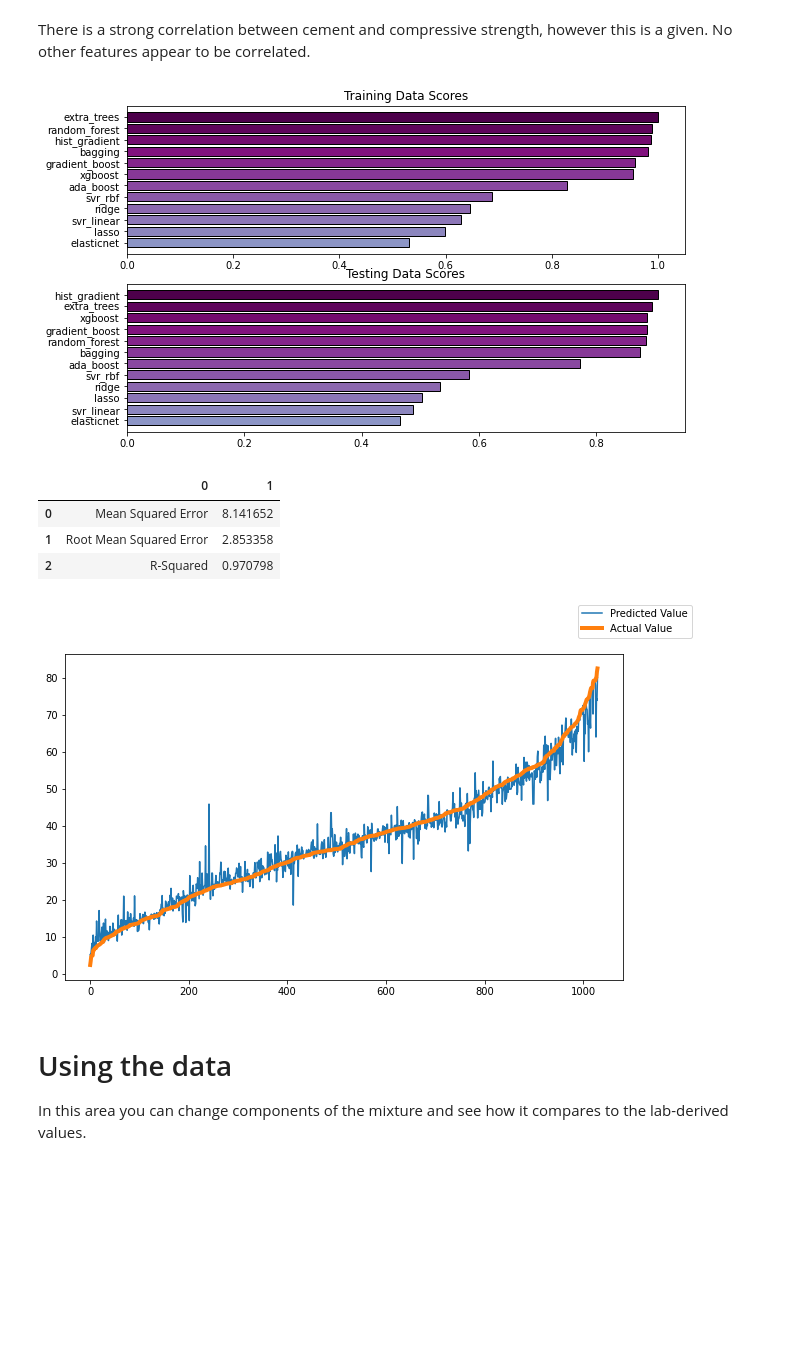
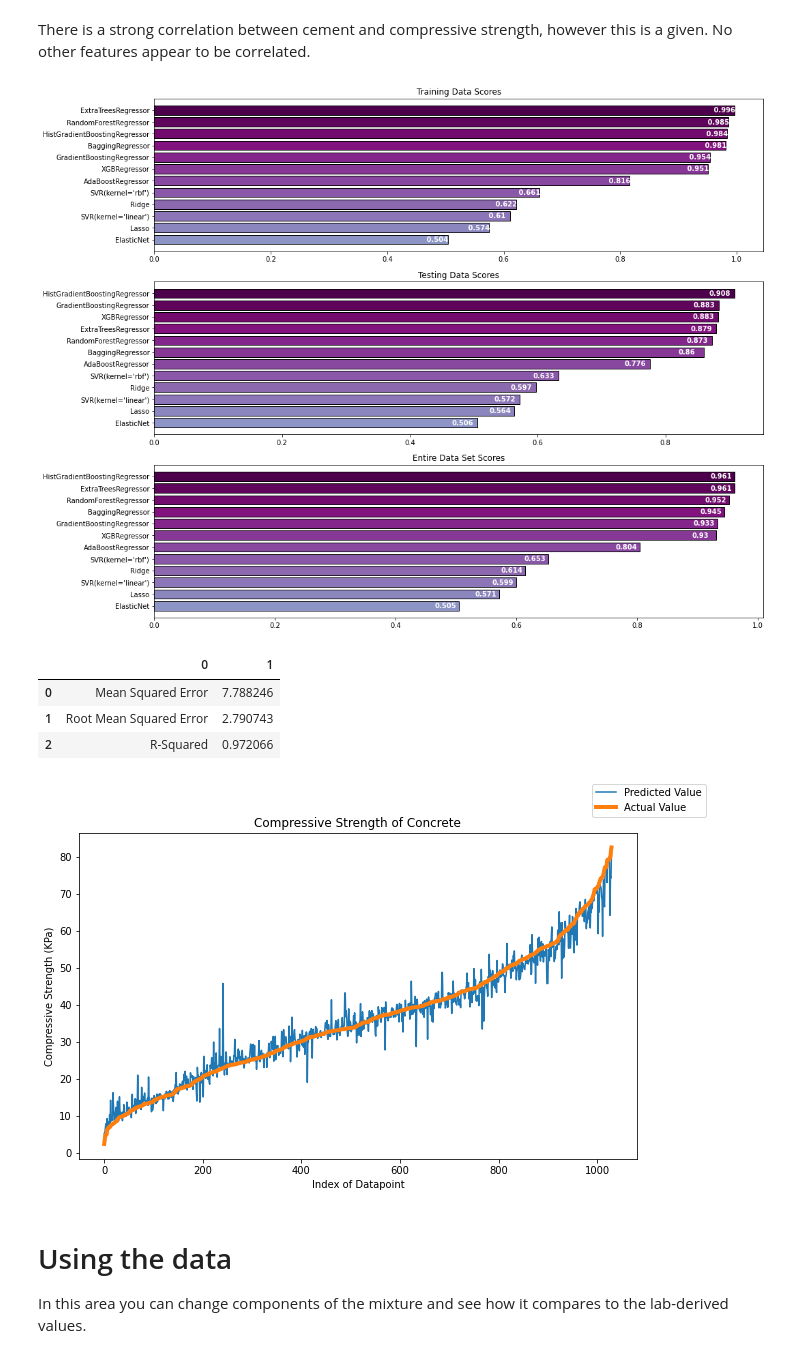
Before and after one commit to tmcque9/ConcreteCompressiveStrength, a Jupyter notebook: Concrete_Compressive_Strength.ipynb, the cells around one changed output. Cells and saved outputs as stored; diff of their text form; code cells hidden in the pictures; blank space fills up the shorter version.

Commit message:
updated graphs

```diff
--- a/Concrete_Compressive_Strength.ipynb
+++ b/Concrete_Compressive_Strength.ipynb
@@ -36,7 +36,7 @@ import warnings
 * XGBoost
 # %%
 #@title
-data = pd.read_csv('Concrete Compressive Strength.csv')
+data = pd.read_csv('https://raw.githubusercontent.com/tmcque9/ConcreteCompressiveStrength/main/Concrete%20Compressive%20Strength.csv')
 X = data.iloc[:, :-1]
 Y = data.iloc[:, -1]
 # %% [markdown]
@@ -135,54 +135,66 @@ There is a strong correlation between cement and compressive strength, however t
 # %%
 #@title Create a Python dictionary with several estimators to test
 regressors = {
-    'svr_linear': SVR(kernel='linear'),
-    'svr_rbf': SVR(kernel='rbf'),
-    'ridge': Ridge(),
-    'lasso': Lasso(),
-    'elasticnet': ElasticNet(),
-    'gradient_boost': GradientBoostingRegressor(),
-    'ada_boost': AdaBoostRegressor(),
-    'random_forest': RandomForestRegressor(),
-    'hist_gradient': HistGradientBoostingRegressor(),
-    'xgboost': XGBRegressor(objective ='reg:squarederror'),
-    'bagging': BaggingRegressor(),
-    'extra_trees': ExtraTreesRegressor()
+    '''SVR(kernel='linear')''': SVR(kernel='linear'),
+    '''SVR(kernel='rbf')''': SVR(kernel='rbf'),
+    'Ridge': Ridge(),
+    'Lasso': Lasso(),
+    'ElasticNet': ElasticNet(),
+    'GradientBoostingRegressor': GradientBoostingRegressor(),
+    'AdaBoostRegressor': AdaBoostRegressor(),
+    'RandomForestRegressor': RandomForestRegressor(),
+    'HistGradientBoostingRegressor': HistGradientBoostingRegressor(),
+    'XGBRegressor': XGBRegressor(objective ='reg:squarederror'),
+    'BaggingRegressor': BaggingRegressor(),
+    'ExtraTreesRegressor': ExtraTreesRegressor()
 }
 # %%
 #@title Calculate the accuracy of the chosen estimators
 x_train, x_test, y_train, y_test = train_test_split(X, Y, test_size=0.3)
 
-accuracy = pd.DataFrame(columns=['estimator', 'train', 'test'])
+accuracy = pd.DataFrame(columns=['estimator', 'train', 'test', 'entire_set'])
 
 for est_name, est in regressors.items():
   pipe = Pipeline([
                    ('scaler', StandardScaler()),
                    ('estimator', est)
   ])
 
   pipe.fit(x_train, y_train)
 
   accuracy = accuracy.append({
         'estimator': est_name,
         'train': pipe.score(x_train, y_train),
-        'test': pipe.score(x_test, y_test)
+        'test': pipe.score(x_test, y_test),
+        'entire_set': pipe.score(X, Y)
   } , ignore_index=True)
 
 cmap = get_cmap('BuPu')
 
 colors = [cmap(x) for x in np.linspace(0.5, 1.0, len(regressors))]
 
 best_estimator_list = accuracy[accuracy.train >= 0.90].estimator.tolist()
 
-fig, axes = plt.subplots(2, 1, figsize=(10,6))
+fig, axes = plt.subplots(3, 1, figsize=(16,14))
 acc1 = accuracy.sort_values('train')
 axes[0].barh(acc1.estimator, acc1.train, color=colors, edgecolor='black')
 axes[0].set_title('Training Data Scores')
+for i, v in enumerate(acc1.train):
+    axes[0].text(v - 0.04, i, " "+str(np.round(v, 3)), color='white', va='center', fontweight='bold')
+
 acc2 = accuracy.sort_values('test')
 axes[1].barh(acc2.estimator, acc2.test, color=colors, edgecolor='black');
 axes[1].set_title('Testing Data Scores');
+for i, v in enumerate(acc2.test):
+    axes[1].text(v - 0.04, i, str(np.round(v, 3)), color='white', va='center', fontweight='bold')
+
+acc3 = accuracy.sort_values('entire_set')
+axes[2].barh(acc3.estimator, acc3.entire_set, color=colors, edgecolor='black');
+axes[2].set_title('Entire Data Set Scores');
+for i, v in enumerate(acc3.entire_set):
+    axes[2].text(v - 0.04, i, str(np.round(v, 3)), color='white', va='center', fontweight='bold')
 # %% [output]
-[figure, old version]
+[figure, new version]
 # %%
 # @title
 
@@ -225,15 +237,15 @@ axes[1].set_title('Testing Data Scores');
 # ax.axvline(x=index, color='red');
 # %%
 #@title
-
+best_estimators = [(e, regressors[e]) for e in best_estimator_list]
 best_weights = [0.1, 0.2, 0.5, 0.6, 0.7, 0.8]
 best_random_state = 183
 
 x_train, x_test, y_train, y_test = train_test_split(X, Y, test_size=0.3, random_state=best_random_state)
 
 vreg = VotingRegressor(estimators=best_estimators, weights=best_weights)
-reg.fit(x_train, y_train)
-y_pred = reg.predict(X)
+vreg.fit(x_train, y_train)
+y_pred = vreg.predict(X)
 mse = mean_squared_error(Y, y_pred)
 rmse = np.sqrt(mse)
 r_squared = r2_score(Y, y_pred)
@@ -244,14 +256,14 @@ pd.DataFrame([
               ['R-Squared', r_squared]])
 # %% [output]
 |  | 0 | 1 |
-| 0 | Mean Squared Error | 8.141652 |
-| 1 | Root Mean Squared Error | 2.853358 |
-| 2 | R-Squared | 0.970798 |
+| 0 | Mean Squared Error | 7.788246 |
+| 1 | Root Mean Squared Error | 2.790743 |
+| 2 | R-Squared | 0.972066 |
 # %%
 #@title
 df = pd.DataFrame({
     'target': Y,
-    'prediction': reg.predict(X)
+    'prediction': vreg.predict(X)
 })
 
 df.sort_values('target', inplace=True)
@@ -260,9 +272,12 @@ fig, ax = plt.subplots(figsize=(10,6))
 x = list(range(len(X)))
 ax.plot(x, df.prediction, label='Predicted Value', )
 ax.plot(x, df.target, lw=4, label='Actual Value')
+ax.set_title('Compressive Strength of Concrete')
+ax.set_xlabel('Index of Datapoint')
+ax.set_ylabel('Compressive Strength (KPa)')
 fig.legend();
 # %% [output]
-[figure, old version]
+[figure, new version]
 # %% [markdown]
 # Using the data
 In this area you can change components of the mixture and see how it compares to the lab-derived values.
```
Also changed, not shown: parts of 1 cell of this notebook.
